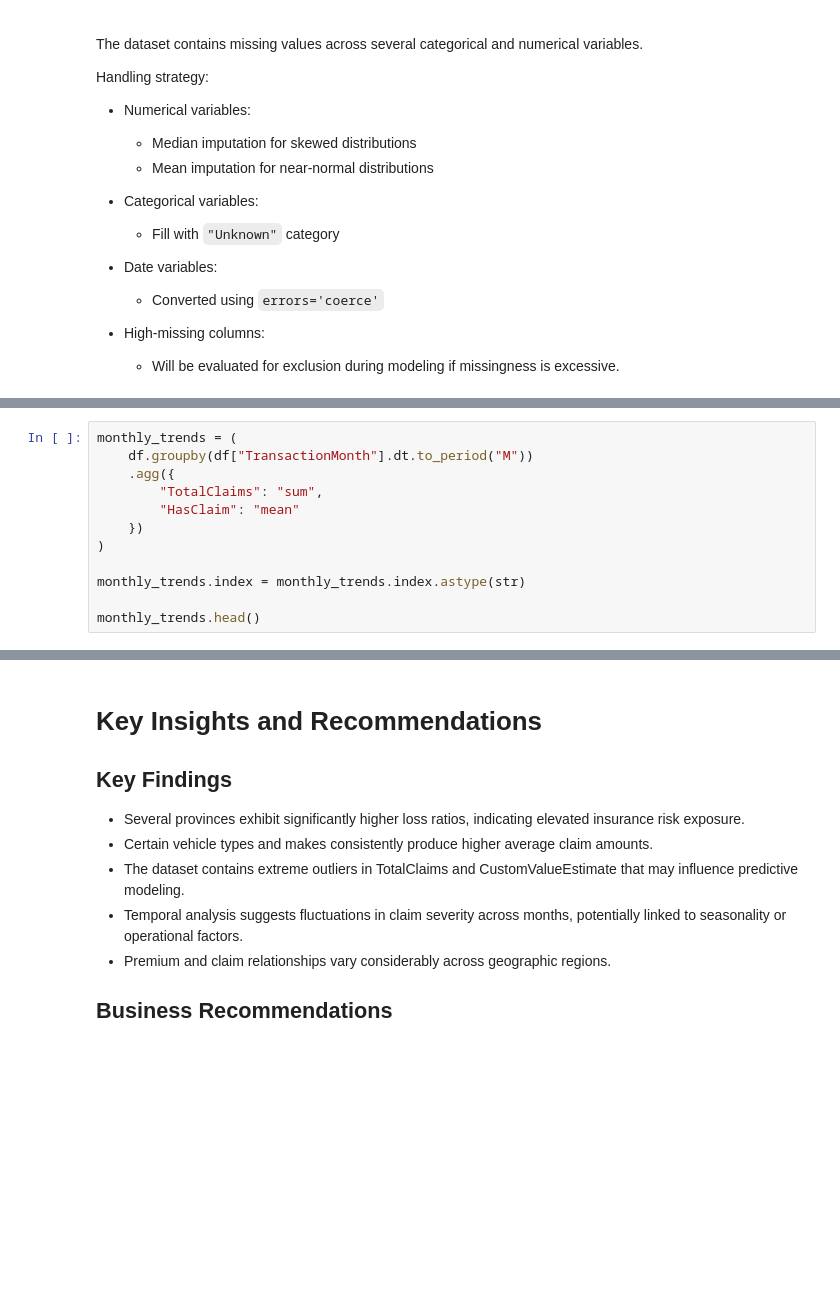
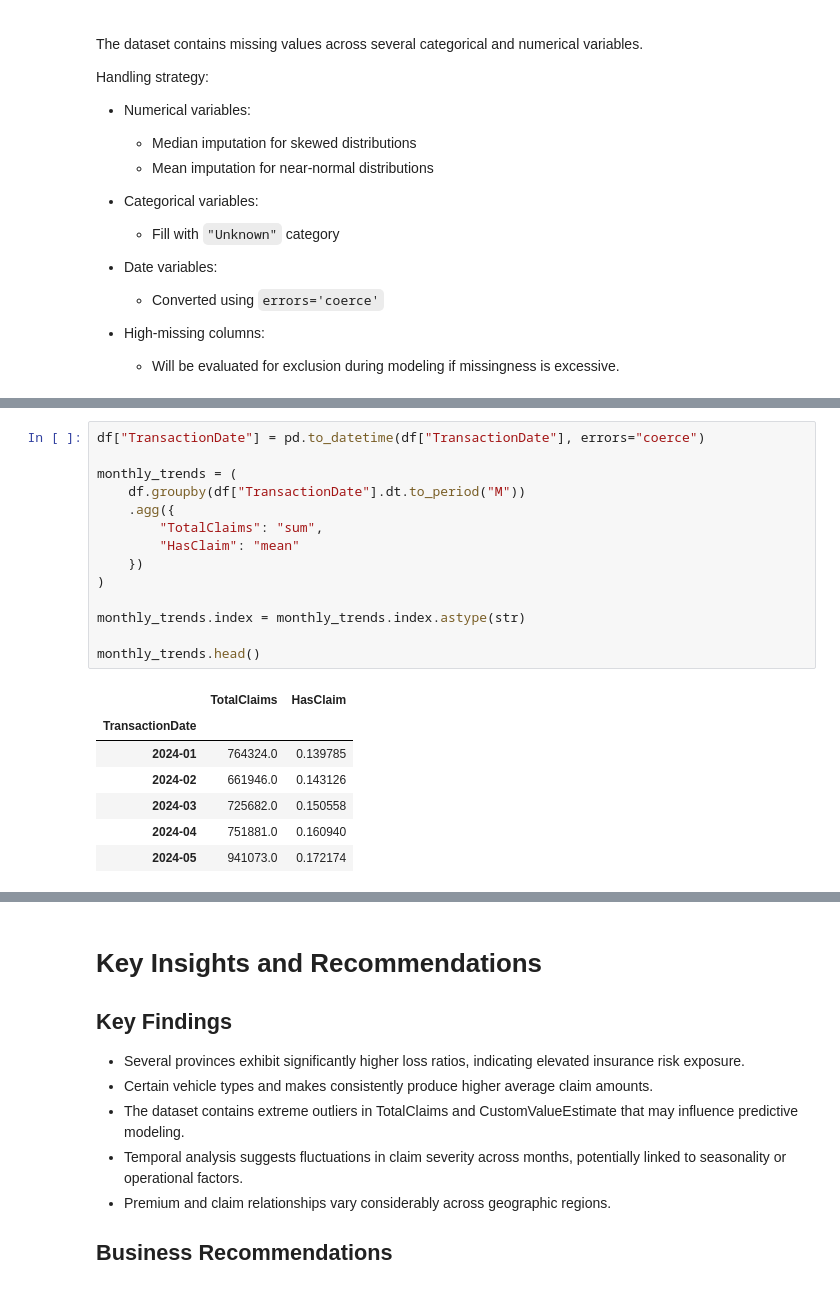
Before and after one commit to MariyaEA/insurance-risk-analytics, a Jupyter notebook: notebooks/01_eda.ipynb, the cells around one changed output, grey strips where cells are left out. Cells and saved outputs as stored; diff of their text form; blank space fills up the shorter version.

```diff
--- a/notebooks/01_eda.ipynb
+++ b/notebooks/01_eda.ipynb
@@ -236,15 +348,25 @@ gender_risk
 # %%
+df["TransactionDate"] = pd.to_datetime(df["TransactionDate"], errors="coerce")
+
 monthly_trends = (
-    df.groupby(df["TransactionMonth"].dt.to_period("M"))
+    df.groupby(df["TransactionDate"].dt.to_period("M"))
     .agg({
         "TotalClaims": "sum",
         "HasClaim": "mean"
     })
 )
 
 monthly_trends.index = monthly_trends.index.astype(str)
 
 monthly_trends.head()
+# %% [output]
+|  | TotalClaims | HasClaim |
+| TransactionDate |  |  |
+| 2024-01 | 764324.0 | 0.139785 |
+| 2024-02 | 661946.0 | 0.143126 |
+| 2024-03 | 725682.0 | 0.150558 |
+| 2024-04 | 751881.0 | 0.160940 |
+| 2024-05 | 941073.0 | 0.172174 |
 # %%
 monthly_trends["TotalClaims"].plot(marker="o")
 
```
Also changed, not shown: parts of 22 cells of this notebook, 2 other files.
